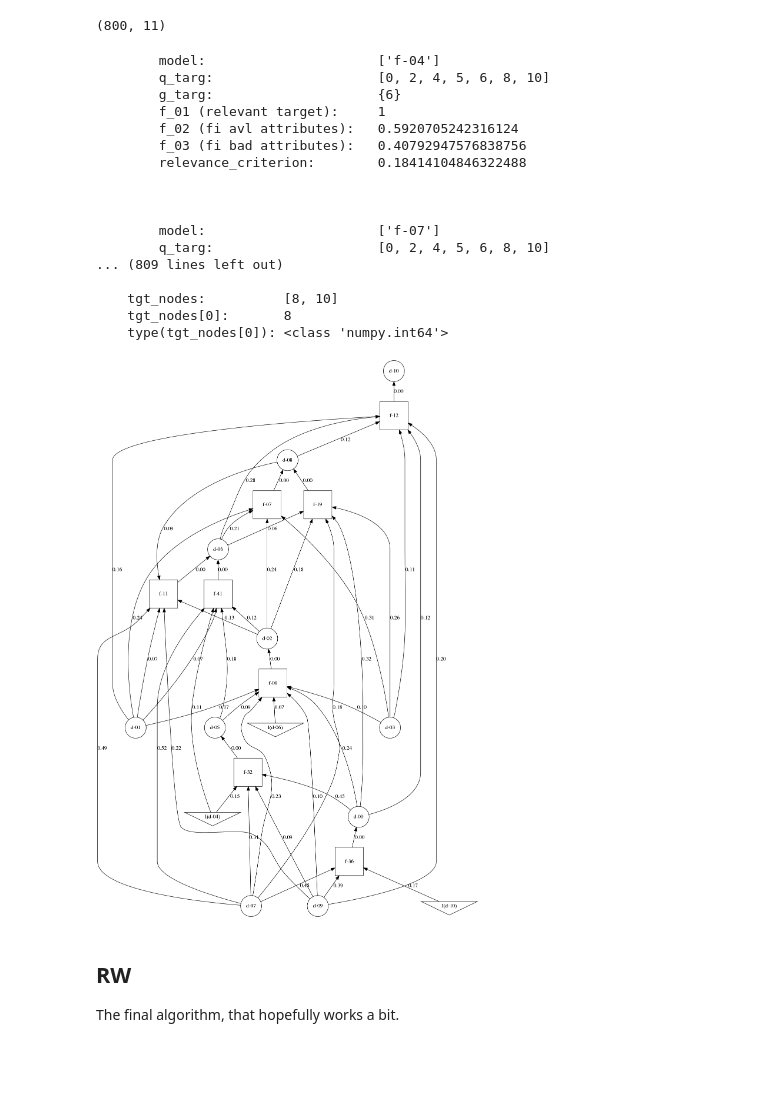
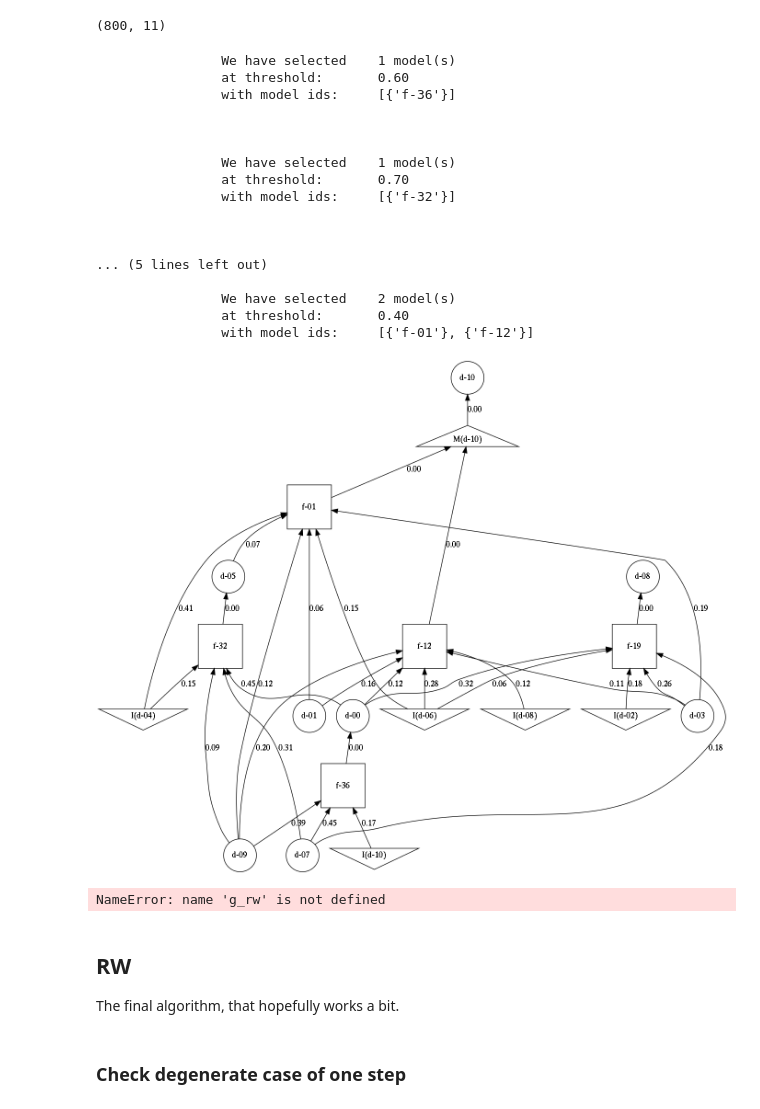
Before and after one commit to eliavw/morpheus, a Jupyter notebook: note/190430 - Prediction Algos Complete.ipynb, the cells around one changed output. Saved outputs shown, nothing was run; the diff lists cells and outputs as text; code cells hidden in the pictures; blank space fills up the shorter version.

```diff
--- a/note/190430 - Prediction Algos Complete.ipynb
+++ b/note/190430 - Prediction Algos Complete.ipynb
@@ -347,32 +303,35 @@ data.shape
 # %%
 # Compute
 q_code = np.array([-1,0,-1,0,-1, -1,-1,0,1,0, 1])
-g_it = it_algorithm(g_list_it, q_code, max_steps=8)
+g_it = it_algorithm(g_list_it, q_code, max_steps=3)
 
 # show your work
 fname = to_dot(g_it, fname='it', fi_labels=True)
 !dot -T png ./tmp/it.dot > ./tmp/it.png  # Bash command (This can be done nicer, but is tricky)
 
 display(Image('tmp/it.png'))
+
+print("NO LOOPS: {}".format(nx.is_directed_acyclic_graph(g_rw)))
 # %% [output]
-        model:                      ['f-04']
-        q_targ:                     [0, 2, 4, 5, 6, 8, 10]
-        g_targ:                     {6}
-        f_01 (relevant target):     1
-        f_02 (fi avl attributes):   0.5920705242316124
-        f_03 (fi bad attributes):   0.40792947576838756
-        relevance_criterion:        0.18414104846322488
+                We have selected    1 model(s)
+                at threshold:       0.60
+                with model ids:     [{'f-36'}]
 
 
 
-        model:                      ['f-07']
-        q_targ:                     [0, 2, 4, 5, 6, 8, 10]
-... (809 lines left out)
+                We have selected    1 model(s)
+                at threshold:       0.70
+                with model ids:     [{'f-32'}]
 
-    tgt_nodes:          [8, 10]
-    tgt_nodes[0]:       8
-    type(tgt_nodes[0]): <class 'numpy.int64'>
+
+
+... (5 lines left out)
+
+                We have selected    2 model(s)
+                at threshold:       0.40
+                with model ids:     [{'f-01'}, {'f-12'}]
-[figure, old version]
+[figure, new version]
+NameError: name 'g_rw' is not defined
 # %% [markdown]
 ## RW
 
@@ -386,6 +345,8 @@ m_list_rw = random_m_list_for_mercs(data, its=4, fraction=0.4, random_state=3)
 
 g_list_rw = [model_to_graph(m, idx) for idx, m in enumerate(m_list_rw)]
 g_list_rw = [fix_layout(g) for g in g_list_rw]
+# %% [markdown]
+### Check degenerate case of one step
 # %%
 # Compute
 q_code = np.array([-1,0,-1,0,-1, -1,-1,0,0,0, 1])
```
Also changed, not shown: parts of 15 cells of this notebook, 17 other files.
